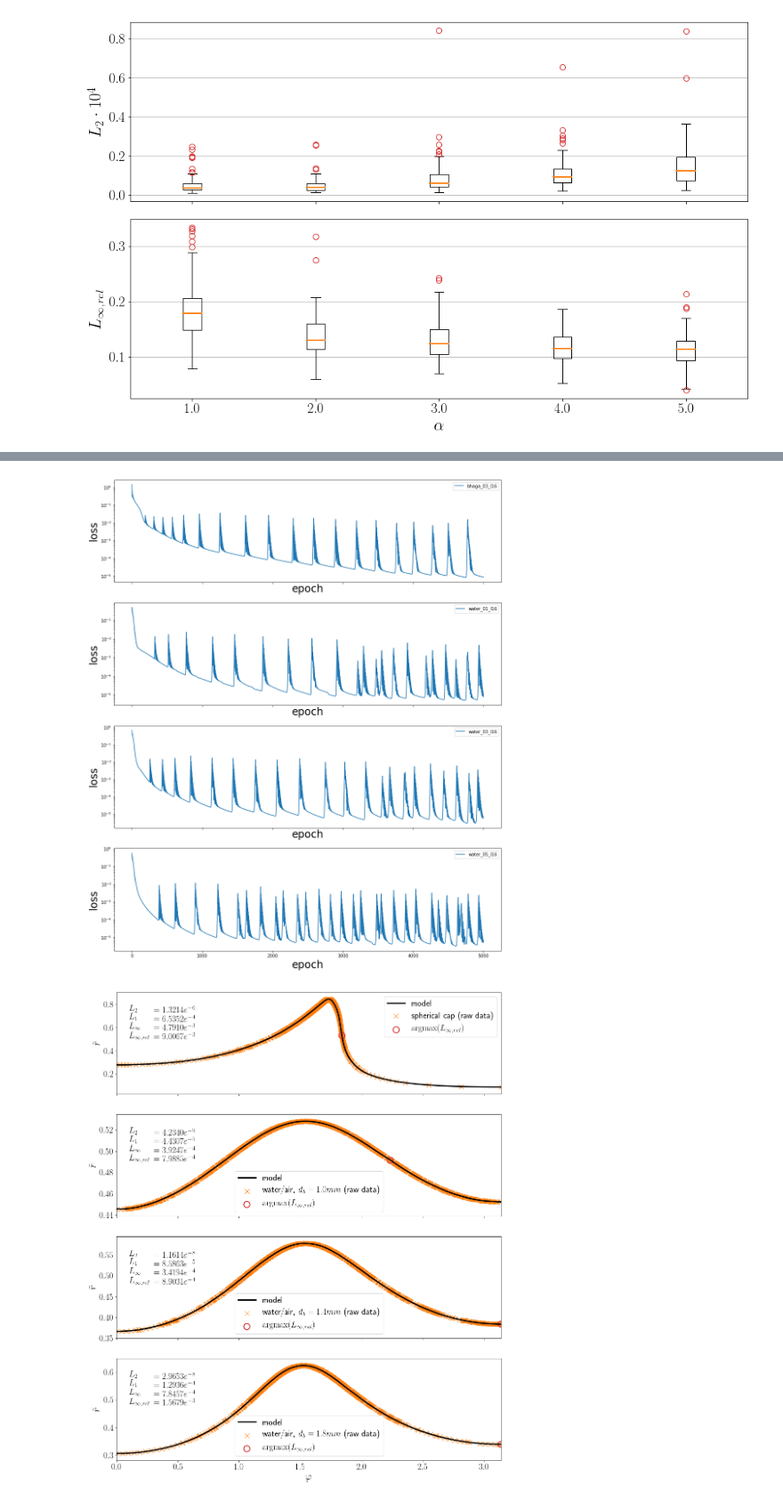
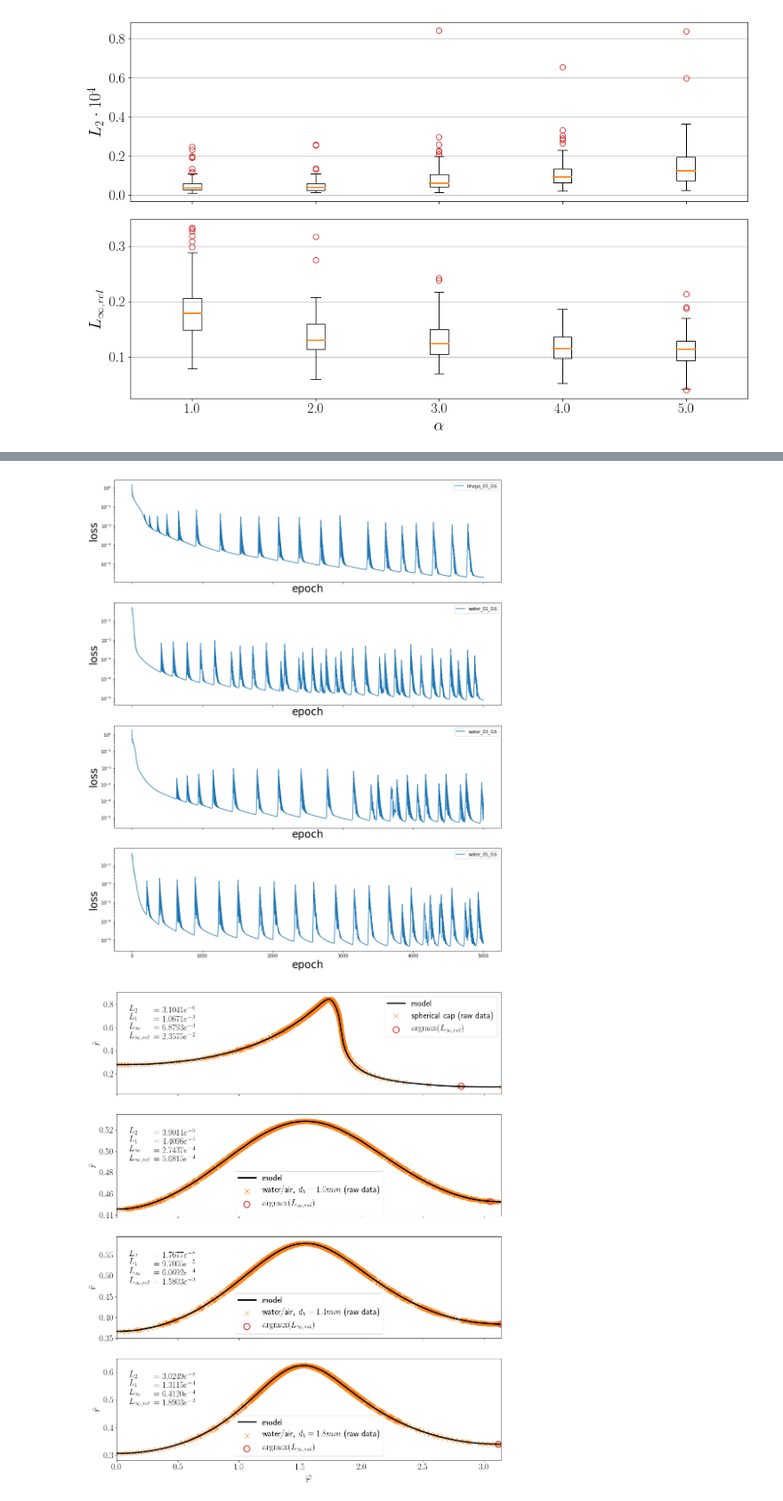
Before and after one commit to AndreWeiner/phd_notebooks, a Jupyter notebook: notebooks/basilisk_2D_shape_approximation_simple.ipynb, the cells around one changed output, grey strips where cells are left out. Shown at 89% size. Saved outputs shown, nothing was run; the diff lists cells and outputs as text; code cells hidden in the pictures.

```diff
--- a/notebooks/basilisk_2D_shape_approximation_simple.ipynb
+++ b/notebooks/basilisk_2D_shape_approximation_simple.ipynb
@@ -677,6 +677,7 @@ for i, name in enumerate(names):
     rad_norm = (rad - np.min(rad)) / (np.max(rad) - np.min(rad))
     rad_weight = density_based_weighting(densities_01[name], 5)
     model_path = output_path + "/" + name + "_selu_best.pt"
+    model = hm.SimpleMLP(**model_dict)
     model, losses = training_loop(model, model_path, phi, rad_norm, rad_weight, epochs, 0.001)
     print("Minimal loss: ", np.min(losses))
     axarr[i].plot(range(1, epochs+1), losses, label=name)
@@ -692,4 +693,4 @@ Minimal loss:  3.33539577599e-06
-[figure, old version]
+[figure, new version]
 # %%
 def format_exp_latex(number):
     expo = int(np.floor(np.log10(abs(number))))
```
Also changed, not shown: parts of 1 cell of this notebook, 3 other files.
